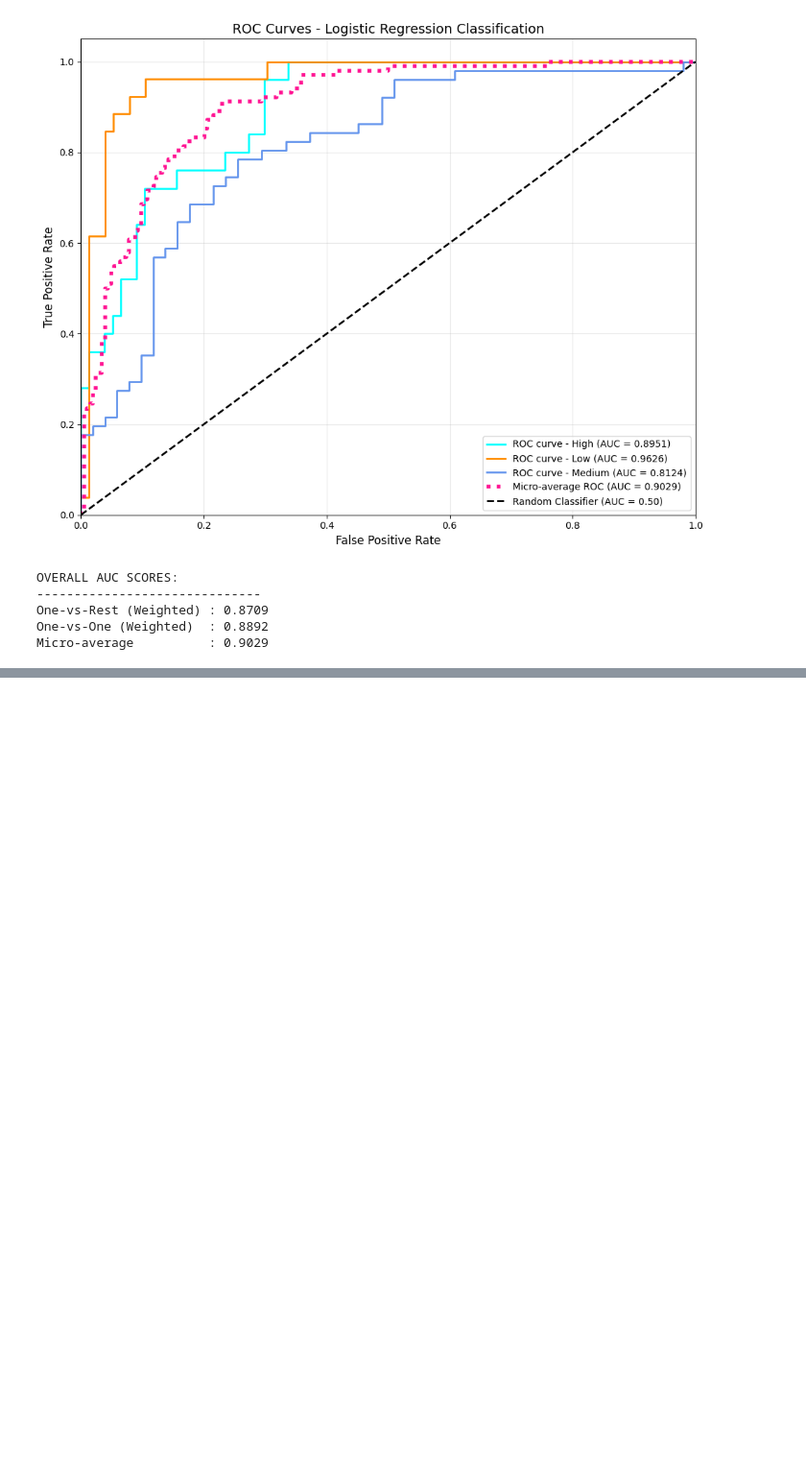
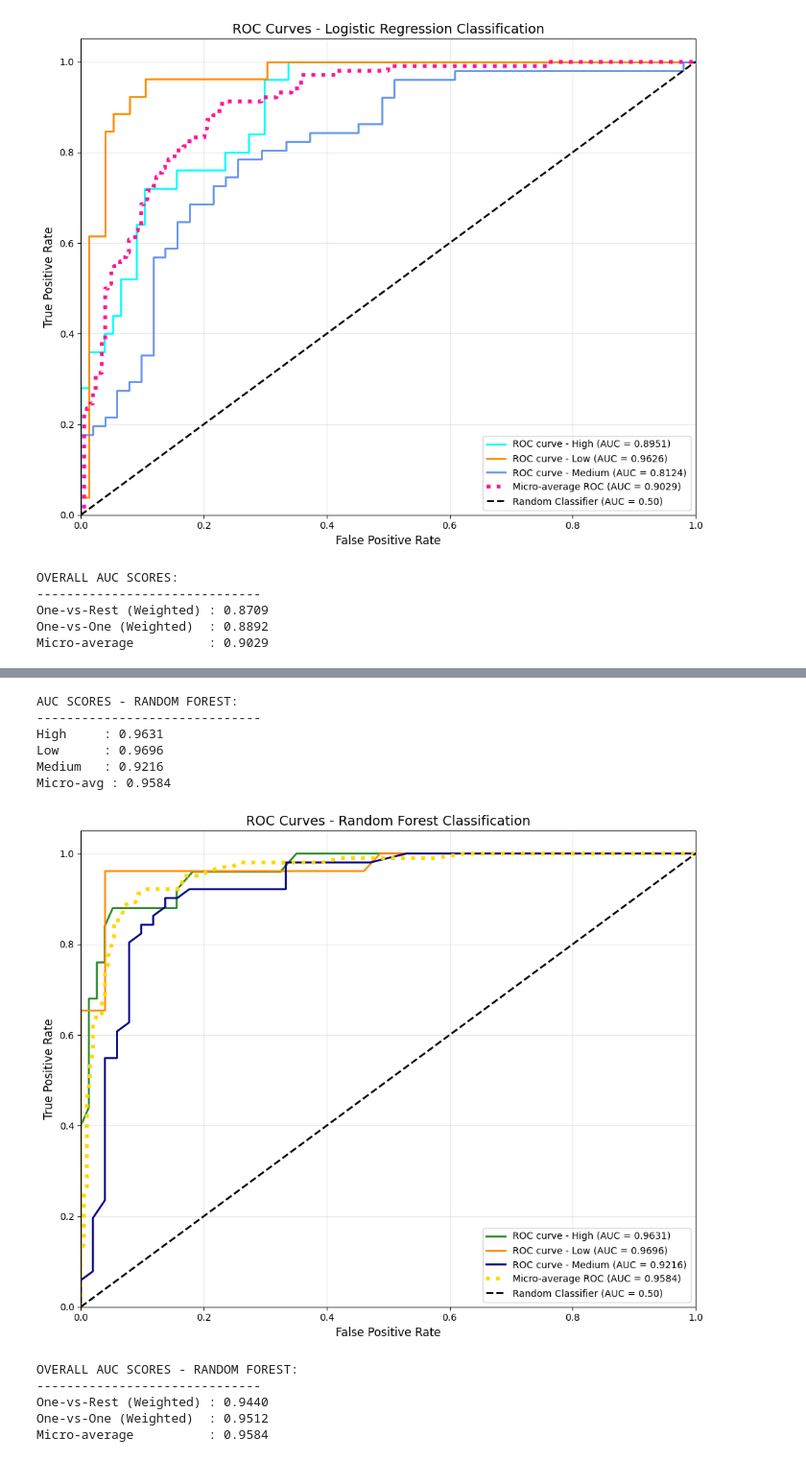
Before and after one commit to LTJ508/BostonML, a Jupyter notebook: BostonML.ipynb, the cells around one changed output, grey strips where cells are left out. Shown at 96% size. Saved outputs shown, nothing was run; the diff lists cells and outputs as text; code cells hidden in the pictures; blank space fills up the shorter version.

```diff
--- a/BostonML.ipynb
+++ b/BostonML.ipynb
@@ -2395,0 +2552,12 @@ Micro-average          : 0.9029
+# %%
+# ROC and AUC Analysis for Random Forest Classifier
+print("ROC CURVE AND AUC ANALYSIS - RANDOM FOREST")
+print("="*50)
+
+# Get prediction probabilities for all classes
+y_pred_proba_rfc = RFC.predict_proba(X_test)
+classes_rfc = RFC.classes_
+n_classes_rfc = len(classes_rfc)
+
+print(f"Classes: {classes_rfc}")
+print(f"Prediction probabilities shape: {y_pred_proba_rfc.shape}")
@@ -2395,0 +2587,62 @@ Micro-average          : 0.9029
+# %%
+# Print AUC scores for Random Forest
+print("\nAUC SCORES - RANDOM FOREST:")
+print("-" * 30)
+for i, class_name in enumerate(classes_rfc):
+    print(f"{class_name:8} : {roc_auc_rfc[i]:.4f}")
+print(f"{'Micro-avg':8} : {roc_auc_rfc['micro']:.4f}")
+# %% [output]
+AUC SCORES - RANDOM FOREST:
+------------------------------
+High     : 0.9631
+Low      : 0.9696
+Medium   : 0.9216
+Micro-avg : 0.9584
+# %%
+# Plot ROC curves for Random Forest
+plt.figure(figsize=(10, 8))
+
+# Colors for different classes
+colors = cycle(['forestgreen', 'darkorange', 'navy'])
+
+# Plot ROC curve for each class
+for i, color, class_name in zip(range(n_classes_rfc), colors, classes_rfc):
+    plt.plot(fpr_rfc[i], tpr_rfc[i], color=color, lw=2,
+             label=f'ROC curve - {class_name} (AUC = {roc_auc_rfc[i]:.4f})')
+
+# Plot micro-average ROC curve
+plt.plot(fpr_rfc["micro"], tpr_rfc["micro"],
+         label=f'Micro-average ROC (AUC = {roc_auc_rfc["micro"]:.4f})',
+         color='gold', linestyle=':', linewidth=4)
+
+# Plot diagonal line (random classifier)
+plt.plot([0, 1], [0, 1], 'k--', lw=2, label='Random Classifier (AUC = 0.50)')
+
+# Formatting
+plt.xlim([0.0, 1.0])
+plt.ylim([0.0, 1.05])
+plt.xlabel('False Positive Rate', fontsize=12)
+plt.ylabel('True Positive Rate', fontsize=12)
+plt.title('ROC Curves - Random Forest Classification', fontsize=14)
+plt.legend(loc="lower right", fontsize=10)
+plt.grid(True, alpha=0.3)
+plt.tight_layout()
+plt.show()
+# %% [output]
+[figure, added]
+# %%
+# Calculate overall AUC scores using different methods for Random Forest
+auc_ovr_rfc = roc_auc_score(y_test, y_pred_proba_rfc, multi_class='ovr', average='weighted')
+auc_ovo_rfc = roc_auc_score(y_test, y_pred_proba_rfc, multi_class='ovo', average='weighted')
+
+print("\nOVERALL AUC SCORES - RANDOM FOREST:")
+print("-" * 30)
+print(f"One-vs-Rest (Weighted) : {auc_ovr_rfc:.4f}")
+print(f"One-vs-One (Weighted)  : {auc_ovo_rfc:.4f}")
+print(f"Micro-average          : {roc_auc_rfc['micro']:.4f}")
+# %% [output]
+OVERALL AUC SCORES - RANDOM FOREST:
+------------------------------
+One-vs-Rest (Weighted) : 0.9440
+One-vs-One (Weighted)  : 0.9512
+Micro-average          : 0.9584
```
Also changed, not shown: parts of 49 cells of this notebook, 39 other files.
